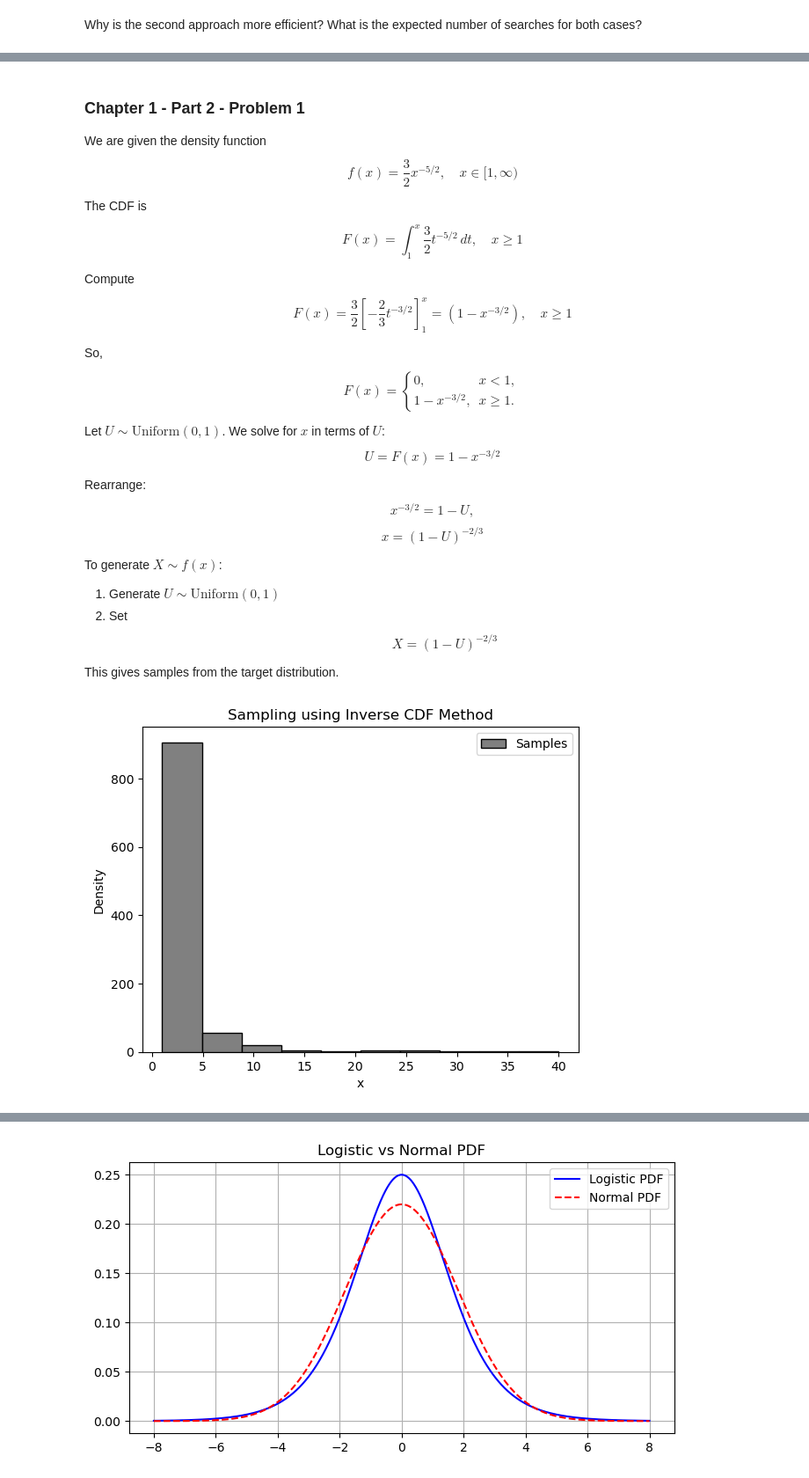
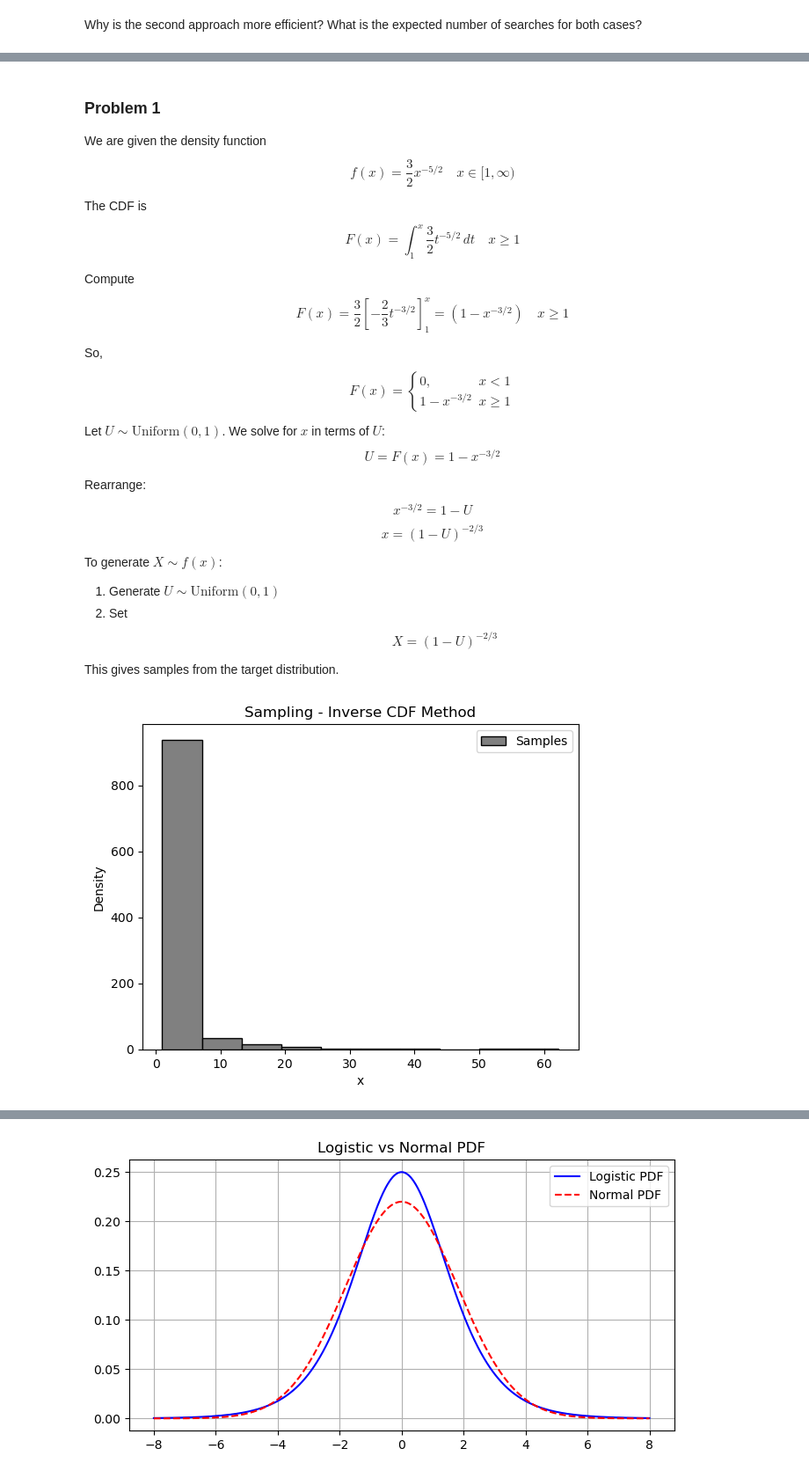
Before and after one commit to Ali-Raisolsadat/Ali-Raisolsadat.github.io, a Jupyter notebook: stat4110-code/chapter1/homework_code/STAT-4110-Chapter 1 - Homework - Jupyter.ipynb, the cells around one changed output, grey strips where cells are left out. Shown at 88% size. Drawn from its saved outputs; the diff is of its cells as text; code cells hidden in the pictures.

```diff
--- a/stat4110-code/chapter1/homework_code/STAT-4110-Chapter 1 - Homework - Jupyter.ipynb
+++ b/stat4110-code/chapter1/homework_code/STAT-4110-Chapter 1 - Homework - Jupyter.ipynb
@@ -570,28 +574,27 @@ Why is the second approach more efficient? What is the expected number of search
 # %% [markdown]
-### Chapter 1 - Part 2 - Problem 1
-
+### Problem 1
 We are given the density function
 $$
-f(x) = \frac{3}{2} x^{-5/2}, \quad x \in [1, \infty)
+f(x) = \frac{3}{2} x^{-5/2} \quad x \in [1, \infty)
 $$
 
 The CDF is
 $$
-F(x) = \int_1^x \frac{3}{2} t^{-5/2}\,dt, \quad x \geq 1
+F(x) = \int_1^x \frac{3}{2} t^{-5/2}\,dt \quad x \geq 1
 $$
 
 Compute
 $$
 F(x) = \frac{3}{2}\left[-\frac{2}{3} t^{-3/2}\right]_1^x
-= \left(1 - x^{-3/2}\right), \quad x \geq 1
+= \left(1 - x^{-3/2}\right) \quad x \geq 1
 $$
 
 So,
 $$
 F(x) =
 \begin{cases}
-0, & x < 1, \\
-1 - x^{-3/2}, & x \geq 1.
+0, & x < 1 \\
+1 - x^{-3/2} & x \geq 1
 \end{cases}
 $$
 
@@ -602,7 +605,7 @@ $$
 
 Rearrange:
 $$
-x^{-3/2} = 1 - U,
+x^{-3/2} = 1 - U
 $$
 $$
 x = (1-U)^{-2/3}
@@ -621,16 +624,16 @@ This gives samples from the target distribution.
 # %%
 # generate samples using inverse CDF
 n = 1000
 U = np.random.uniform(0, 1, n)
 X = (1 - U)**(-2/3)
 
 # plot histogram
 plt.hist(X, color="grey", edgecolor="black", label="Samples")
 plt.xlabel("x")
 plt.ylabel("Density")
-plt.title("Sampling using Inverse CDF Method")
+plt.title("Sampling - Inverse CDF Method")
 plt.legend()
 plt.show()
 # %% [output]
-[figure, old version]
+[figure, new version]
 # %% [markdown]
```
Also changed, not shown: parts of 29 cells of this notebook, 4 other files.
